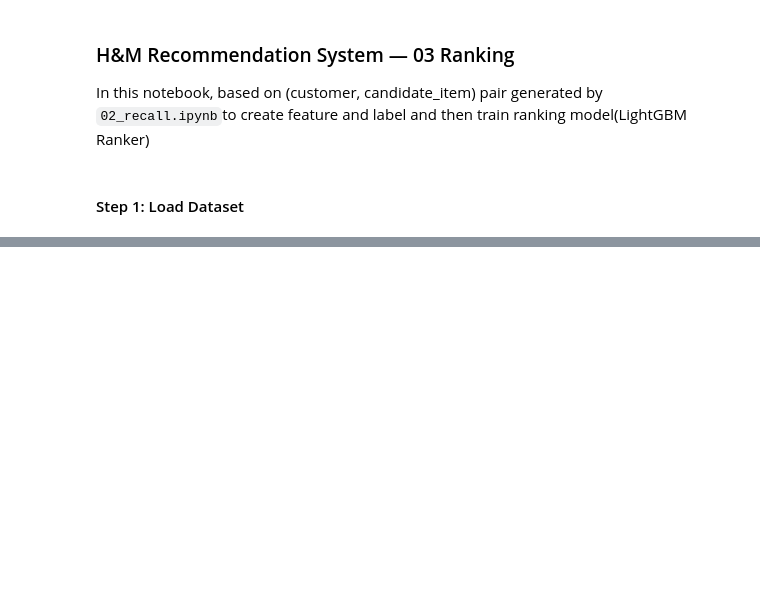
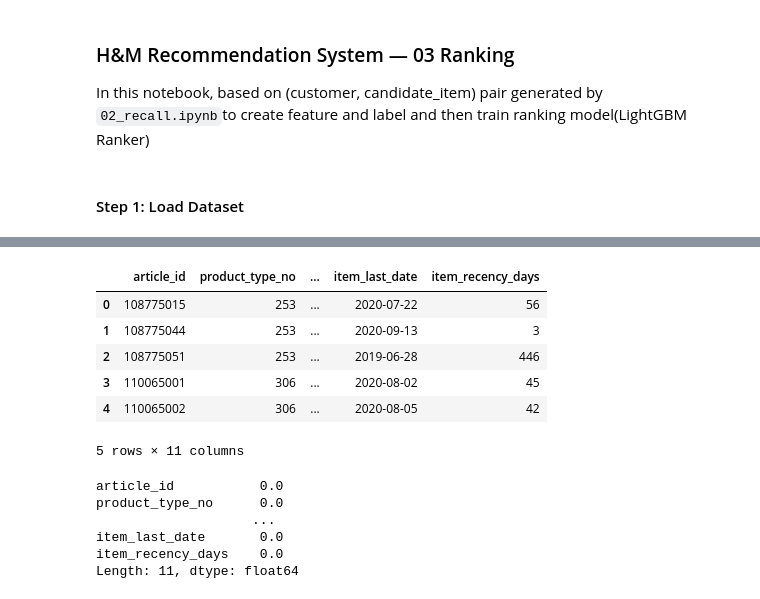
Before and after one commit to QQ1010/HM_Recommendation_System, a Jupyter notebook: notebooks/03_ranking.ipynb, the cells around one changed output, grey strips where cells are left out. Cells and saved outputs as stored; diff of their text form; code cells hidden in the pictures; blank space fills up the shorter version.

```diff
--- a/notebooks/03_ranking.ipynb
+++ b/notebooks/03_ranking.ipynb
@@ -42,0 +140,59 @@ rank_df = (
+# %%
+# Get product information
+articles = pd.read_csv(os.path.join(HM_DIR, "articles.csv"))
+item_meta = articles[[
+   "article_id",
+   "product_type_no",
+   "product_group_name",
+   "colour_group_code",
+   "department_no",
+   "index_group_no",
+   "garment_group_no"
+]]
+
+g_item = train_df.groupby("article_id")
+
+# how many times this product has been purchased
+item_popularity = g_item.size()
+# How many different people have bought it
+unique_buyers = g_item["customer_id"].nunique()
+item_last_date = g_item["t_dat"].max()
+# Number of days since the last purchase
+item_recency_days = (VALID_START - item_last_date).dt.days
+
+item_agg = pd.DataFrame({
+    "item_popularity": item_popularity,
+    "unique_buyers": unique_buyers,
+    "item_last_date": item_last_date,
+    "item_recency_days": item_recency_days
+})
+item_agg = item_agg.reset_index()
+item_features = item_meta.merge(item_agg, on="article_id", how="left")
+
+# NA processing method
+item_features["item_popularity"] = item_features["item_popularity"].fillna(0).astype(int)
+item_features["unique_buyers"] = item_features["unique_buyers"].fillna(0).astype(int)
+very_old_date = pd.to_datetime("1970-01-01")
+item_features["item_last_date"] = item_features["item_last_date"].fillna(very_old_date)
+item_features["item_recency_days"] = item_features["item_recency_days"].fillna(999).astype(int)
+
+save_pickle(item_features, os.path.join(RES_DIR, "item_features.pkl"))
+# %%
+item_features.head()
+# %% [output]
+|  | article_id | product_type_no | ... | item_last_date | item_recency_days |
+| 0 | 108775015 | 253 | ... | 2020-07-22 | 56 |
+| 1 | 108775044 | 253 | ... | 2020-09-13 | 3 |
+| 2 | 108775051 | 253 | ... | 2019-06-28 | 446 |
+| 3 | 110065001 | 306 | ... | 2020-08-02 | 45 |
+| 4 | 110065002 | 306 | ... | 2020-08-05 | 42 |
+5 rows × 11 columns
+# %%
+item_features.isna().mean()
+# %% [output]
+article_id           0.0
+product_type_no      0.0
+                    ...
+item_last_date       0.0
+item_recency_days    0.0
+Length: 11, dtype: float64
```
Also changed, not shown: parts of 19 cells of this notebook, 1 other file.
